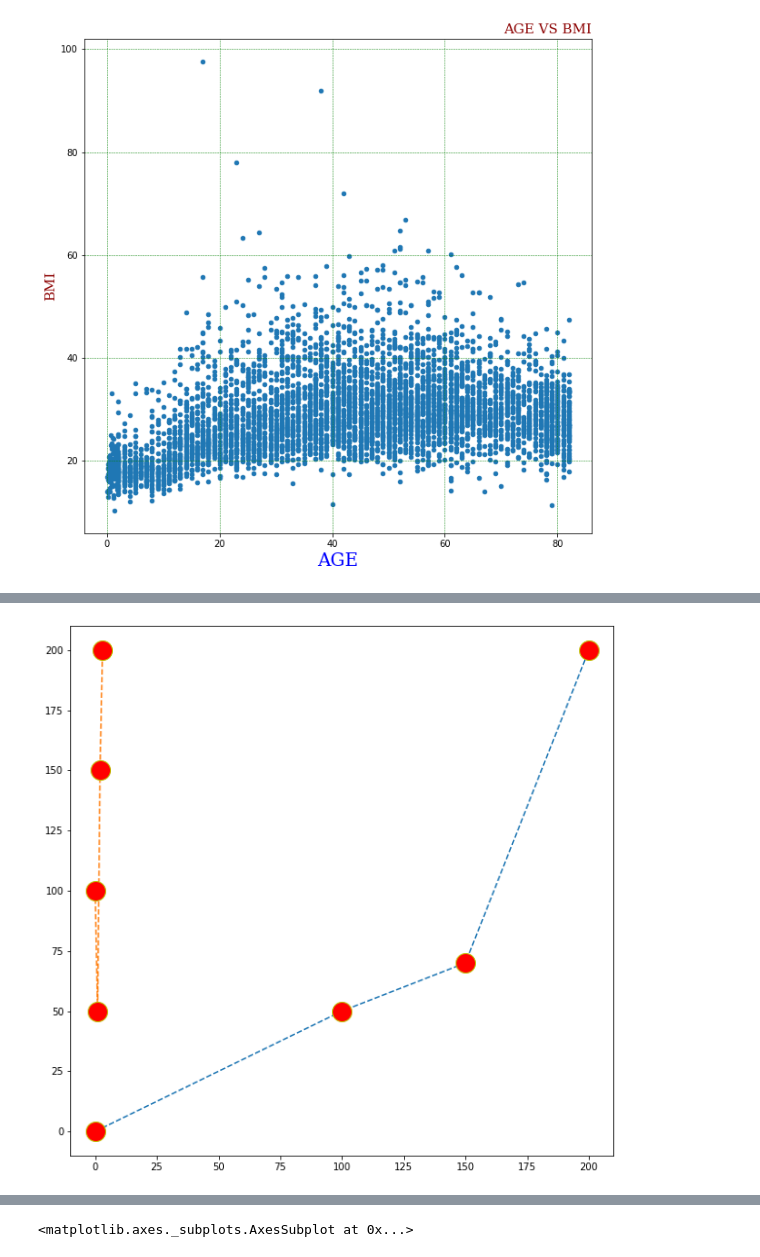
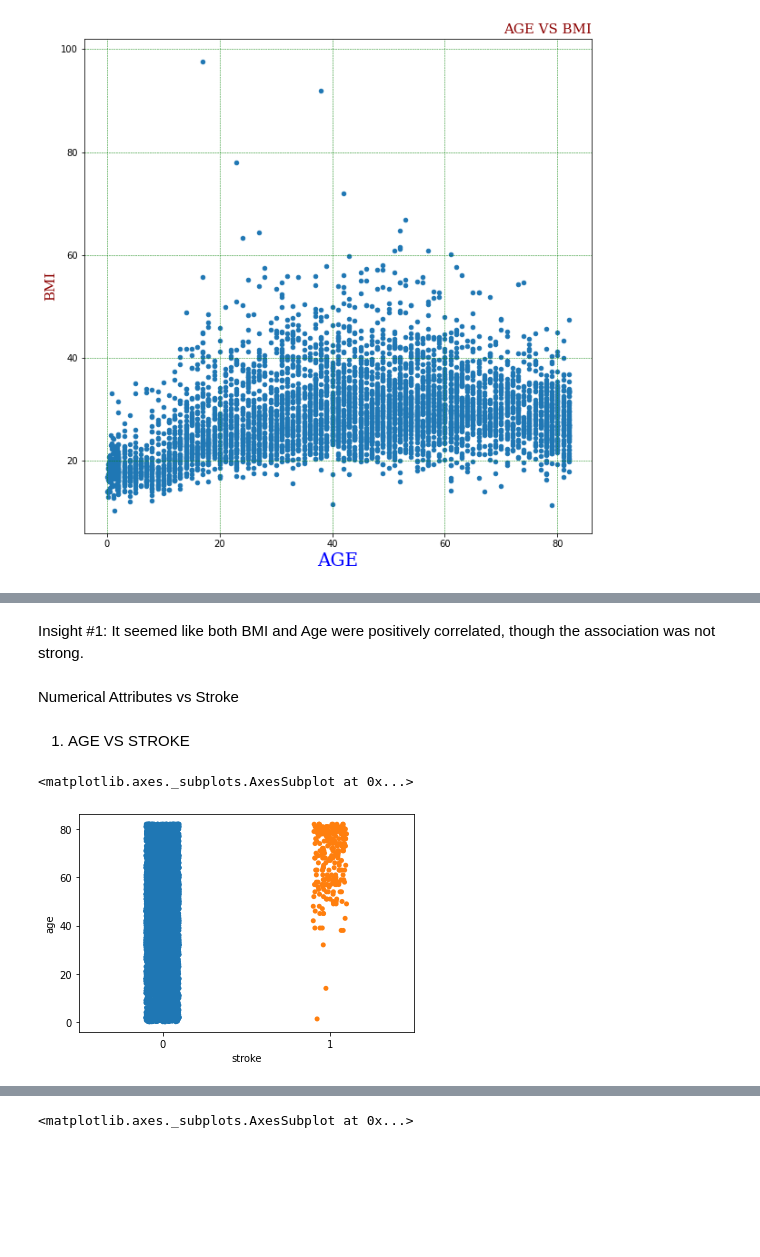
Before and after one commit to viviansharp/python_exercise, a Jupyter notebook: stroke_prediction.ipynb, the cells around one changed output, grey strips where cells are left out. Cells and saved outputs as stored; diff of their text form; code cells hidden in the pictures; blank space fills up the shorter version.

```diff
--- a/stroke_prediction.ipynb
+++ b/stroke_prediction.ipynb
@@ -202,10 +171,11 @@ plt.show()
-# %%
-xpoints=np.array([0,100,150,200])
-ypoints=np.array([0,50,70,200])
-zpoints=np.array([100,50,150,200])
-plt.figure(figsize=(10,10))
-plt.plot(xpoints,ypoints,marker='o',ms= 20 ,mec="y" ,mfc='r',ls='dashed')
-plt.plot(zpoints,marker='o',ms= 20 ,mec="y" ,mfc='r',ls='dashed')
-plt.show()
-# %% [output]
-[figure, removed]
+# %% [markdown]
+Insight #1: It seemed like both BMI and Age were positively correlated, though the association was not strong.
+# %% [markdown]
+Numerical Attributes vs Stroke
+# %% [markdown]
+1) AGE VS STROKE
+# %%
+sns.stripplot(x="stroke",y="age",data=df)
+# %% [output]
+<matplotlib.axes._subplots.AxesSubplot at 0x...>
+[figure, added]
```
Also changed, not shown: parts of 62 cells of this notebook.
